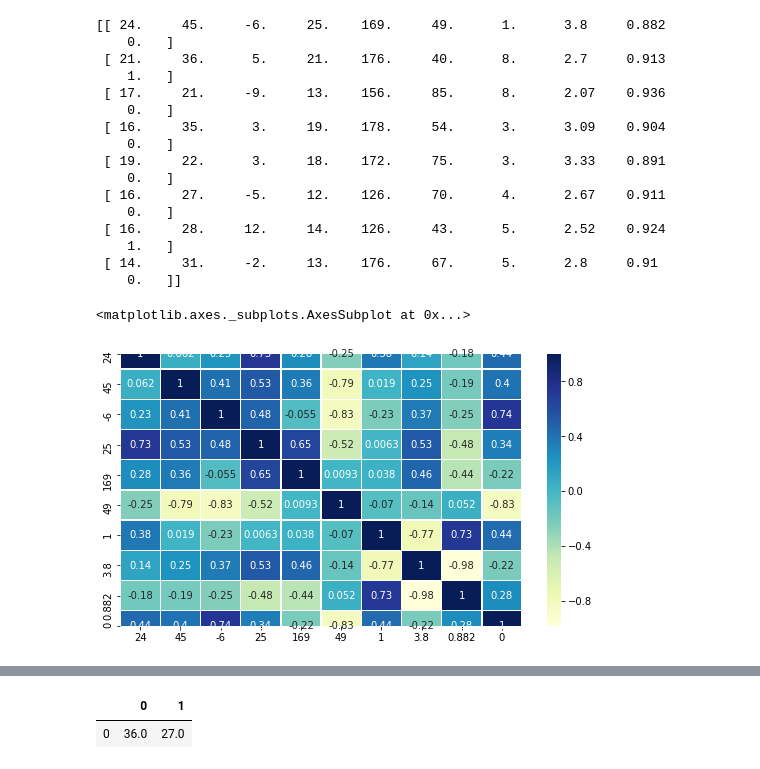
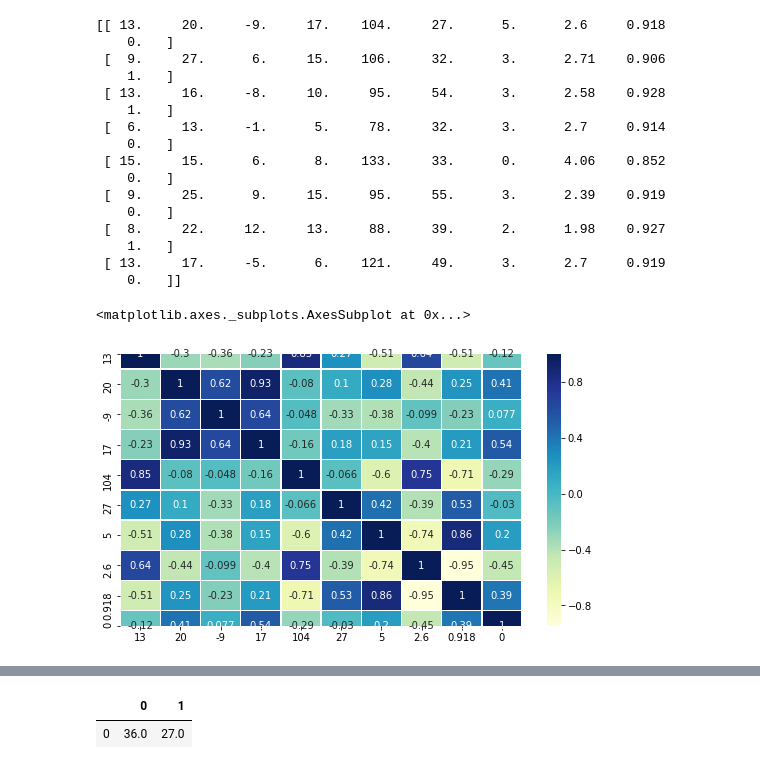
Before and after one commit to PanOliver/fan_hockey, a Jupyter notebook: FHL_OP.ipynb, the cells around one changed output, grey strips where cells are left out. Cells and saved outputs as stored; diff of their text form; code cells hidden in the pictures.

```diff
--- a/FHL_OP.ipynb
+++ b/FHL_OP.ipynb
@@ -14,42 +18,42 @@ import matplotlib.pyplot as plt
 # %%
 def loadweekonline(weeknumber):
 
-    url = 'https://raw.githubusercontent.com/PanOliver/FHL/master/w%s.csv' % weeknumber
+    url = 'https://raw.githubusercontent.com/oliverkpan/fan_hockey/master/w%s.csv' % weeknumber
     results = np.array(pd.read_csv(url,header=None))
 
     return results
 
 # load a file
-w1 = loadweekonline(1)
+w1 = loadweekonline(2)
 
 # show results
 print(w1)
 # %% [output]
-[[ 24.     45.     -6.     25.    169.     49.      1.      3.8     0.882
+[[ 13.     20.     -9.     17.    104.     27.      5.      2.6     0.918
     0.   ]
- [ 21.     36.      5.     21.    176.     40.      8.      2.7     0.913
+ [  9.     27.      6.     15.    106.     32.      3.      2.71    0.906
     1.   ]
- [ 17.     21.     -9.     13.    156.     85.      8.      2.07    0.936
+ [ 13.     16.     -8.     10.     95.     54.      3.      2.58    0.928
+    1.   ]
+ [  6.     13.     -1.      5.     78.     32.      3.      2.7     0.914
     0.   ]
- [ 16.     35.      3.     19.    178.     54.      3.      3.09    0.904
+ [ 15.     15.      6.      8.    133.     33.      0.      4.06    0.852
     0.   ]
- [ 19.     22.      3.     18.    172.     75.      3.      3.33    0.891
+ [  9.     25.      9.     15.     95.     55.      3.      2.39    0.919
     0.   ]
- [ 16.     27.     -5.     12.    126.     70.      4.      2.67    0.911
-    0.   ]
- [ 16.     28.     12.     14.    126.     43.      5.      2.52    0.924
+ [  8.     22.     12.     13.     88.     39.      2.      1.98    0.927
     1.   ]
- [ 14.     31.     -2.     13.    176.     67.      5.      2.8     0.91
+ [ 13.     17.     -5.      6.    121.     49.      3.      2.7     0.919
     0.   ]]
 # %%
-url = 'https://raw.githubusercontent.com/PanOliver/FHL/master/w1.csv'
+url = 'https://raw.githubusercontent.com/oliverkpan/fan_hockey/master/w2.csv'
 df = pd.read_csv(url)
 
 plt.figure(figsize=(9,5))
 sns.heatmap(df.corr(),annot=True,linewidth = 0.5, cmap="YlGnBu")
 # %% [output]
 <matplotlib.axes._subplots.AxesSubplot at 0x...>
-[figure, old version]
+[figure, new version]
 # %%
 names = ['Brekane Ankles','Dirty Stache','Hotdog Man','Ians Team','Clifs Champion Team','The Pastries','Jonathans Team2','Pandas Team']
 cats = ['G', 'A', '+/-', 'PPP', 'SOG', 'Hits', 'W', 'GAA', "SV%", 'SO']
```
Also changed, not shown: parts of 14 cells of this notebook.
